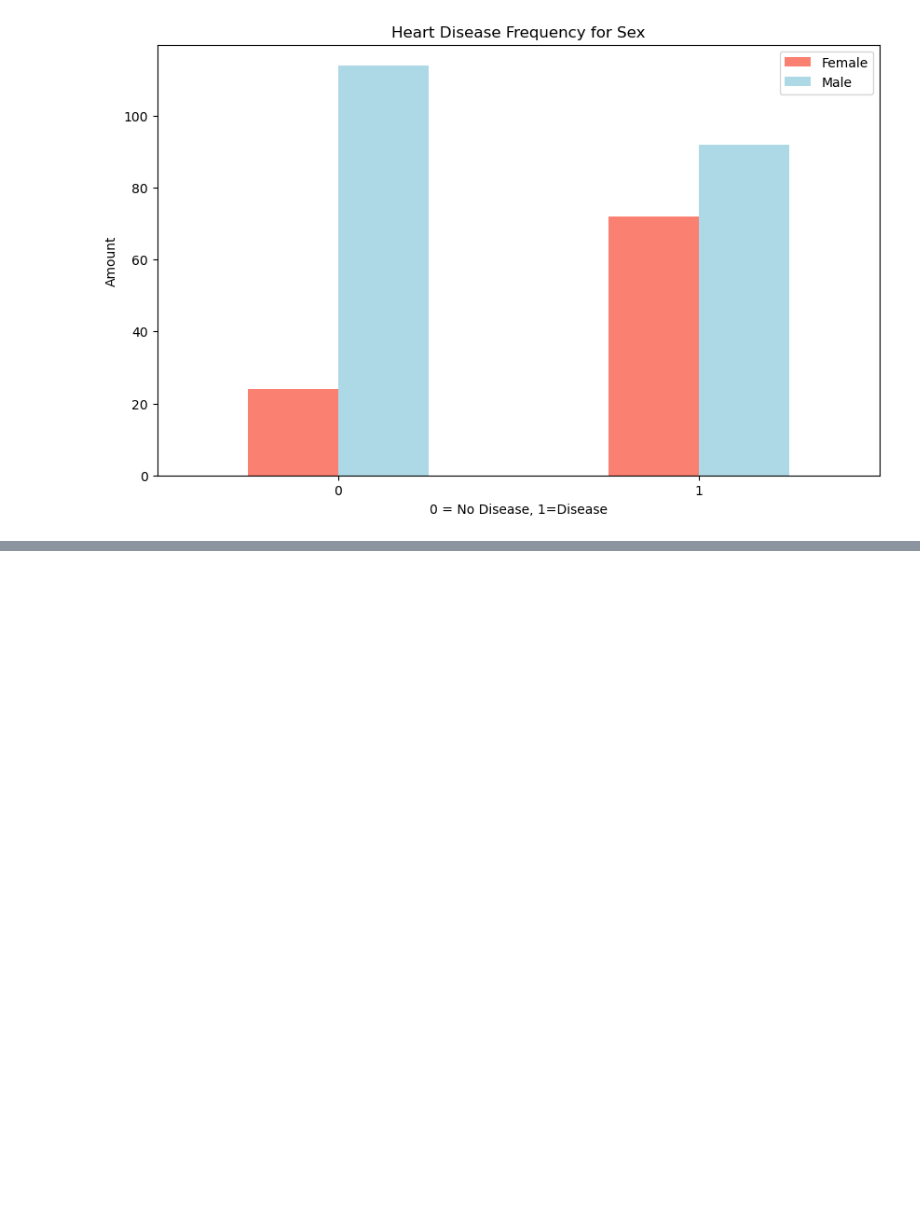
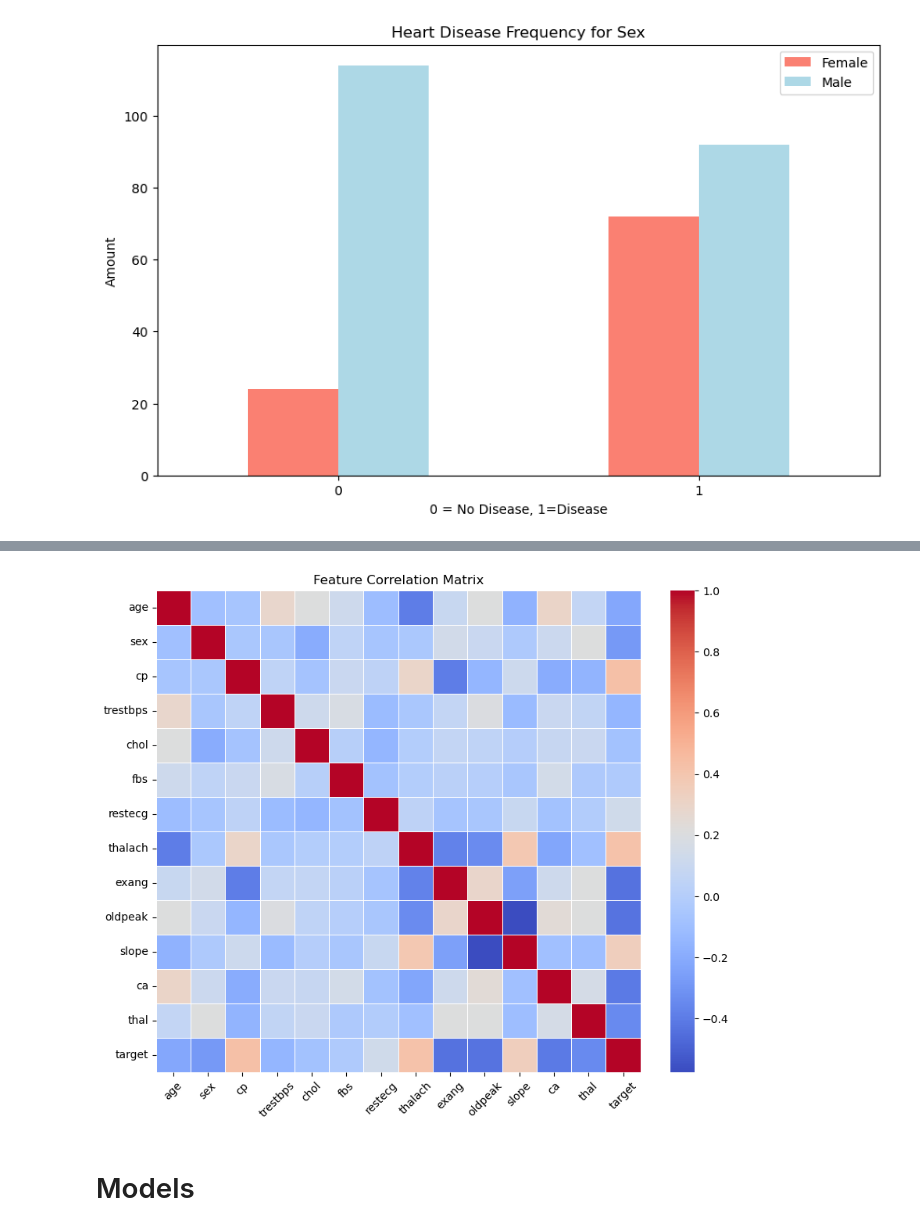
Before and after one commit to locnhoang/Heart-Disease-Detection, a Jupyter notebook: Code.ipynb, the cells around one changed output, grey strips where cells are left out. Saved outputs shown, nothing was run; the diff lists cells and outputs as text; code cells hidden in the pictures; blank space fills up the shorter version.

```diff
--- a/Code.ipynb
+++ b/Code.ipynb
@@ -173,0 +176,12 @@ SyntaxError: invalid syntax (2474488607.py, line 1)
+# %%
+corr_matrix = heart.corr()
+plt.figure(figsize=(10,8))
+sns.heatmap(corr_matrix, annot=False, fmt=".1f", cmap="coolwarm", linewidths=0.5)
+plt.title("Feature Correlation Matrix")
+plt.xticks(rotation=45)
+plt.yticks(rotation=0)
+plt.show()
+# %% [output]
+[figure, added]
+# %% [markdown]
+# Models
```
Also changed, not shown: parts of 10 cells of this notebook.
